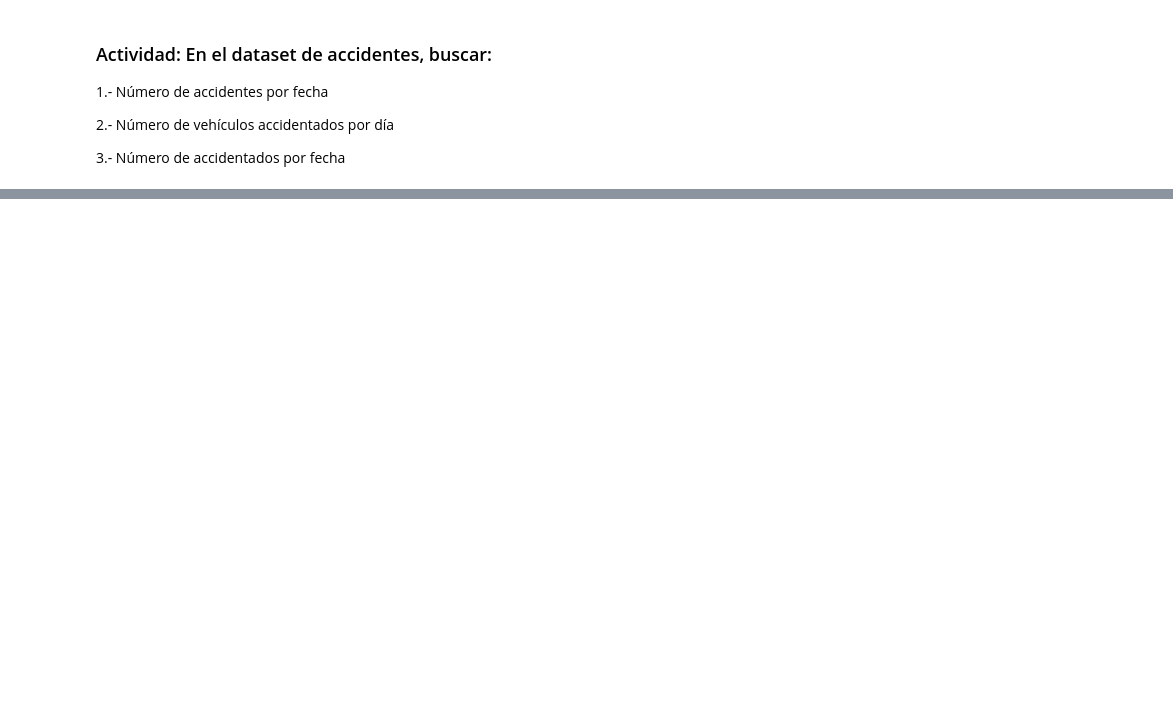
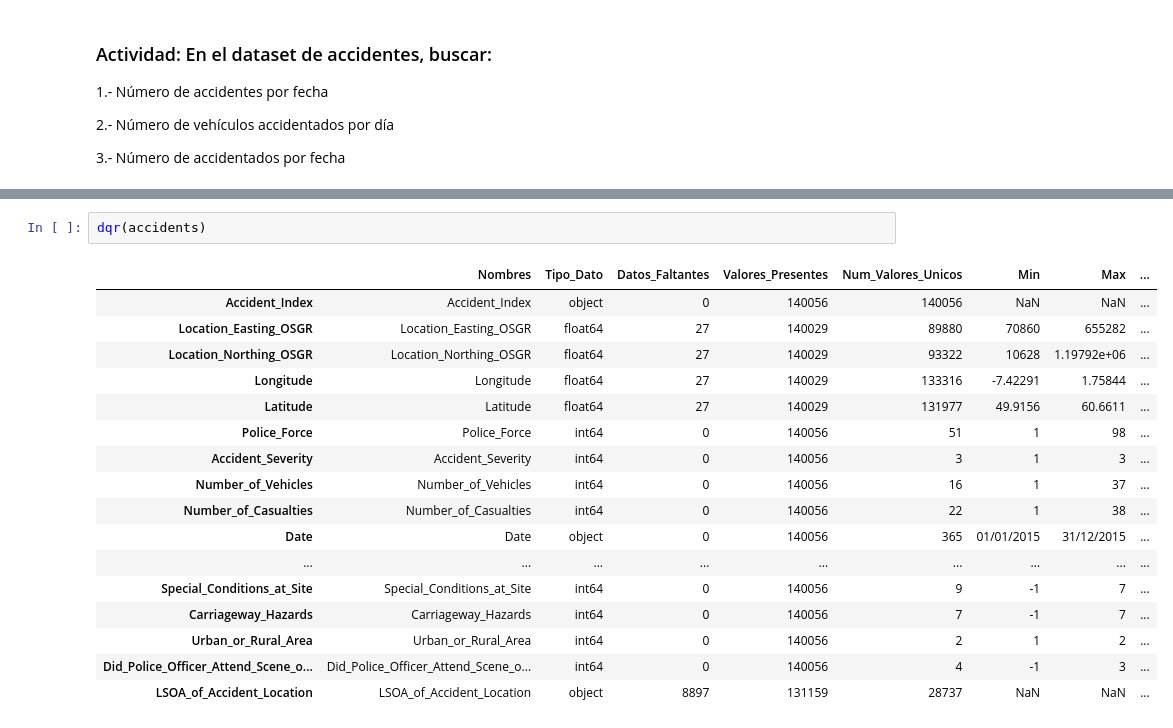
Before and after one commit to gdesirena/CDIN_O2021, a Jupyter notebook: Modulo1/Code/3.- EDA.ipynb, the cells around one changed output, grey strips where cells are left out. Drawn from its saved outputs; the diff is of its cells as text; blank space fills up the shorter version.

```diff
--- a/Modulo1/Code/3.- EDA.ipynb
+++ b/Modulo1/Code/3.- EDA.ipynb
@@ -65,0 +513,20 @@ import numpy as np
+# %%
+dqr(accidents)
+# %% [output]
+|  | Nombres | Tipo_Dato | Datos_Faltantes | Valores_Presentes | Num_Valores_Unicos | Min | Max | ... |
+| Accident_Index | Accident_Index | object | 0 | 140056 | 140056 | NaN | NaN | ... |
+| Location_Easting_OSGR | Location_Easting_OSGR | float64 | 27 | 140029 | 89880 | 70860 | 655282 | ... |
+| Location_Northing_OSGR | Location_Northing_OSGR | float64 | 27 | 140029 | 93322 | 10628 | 1.19792e+06 | ... |
+| Longitude | Longitude | float64 | 27 | 140029 | 133316 | -7.42291 | 1.75844 | ... |
+| Latitude | Latitude | float64 | 27 | 140029 | 131977 | 49.9156 | 60.6611 | ... |
+| Police_Force | Police_Force | int64 | 0 | 140056 | 51 | 1 | 98 | ... |
+| Accident_Severity | Accident_Severity | int64 | 0 | 140056 | 3 | 1 | 3 | ... |
+| Number_of_Vehicles | Number_of_Vehicles | int64 | 0 | 140056 | 16 | 1 | 37 | ... |
+| Number_of_Casualties | Number_of_Casualties | int64 | 0 | 140056 | 22 | 1 | 38 | ... |
+| Date | Date | object | 0 | 140056 | 365 | 01/01/2015 | 31/12/2015 | ... |
+| ... | ... | ... | ... | ... | ... | ... | ... | ... |
+| Special_Conditions_at_Site | Special_Conditions_at_Site | int64 | 0 | 140056 | 9 | -1 | 7 | ... |
+| Carriageway_Hazards | Carriageway_Hazards | int64 | 0 | 140056 | 7 | -1 | 7 | ... |
+| Urban_or_Rural_Area | Urban_or_Rural_Area | int64 | 0 | 140056 | 2 | 1 | 2 | ... |
+| Did_Police_Officer_Attend_Scene_o... | Did_Police_Officer_Attend_Scene_o... | int64 | 0 | 140056 | 4 | -1 | 3 | ... |
+| LSOA_of_Accident_Location | LSOA_of_Accident_Location | object | 8897 | 131159 | 28737 | NaN | NaN | ... |
```
Also changed, not shown: parts of 55 cells of this notebook, 4 other files.
